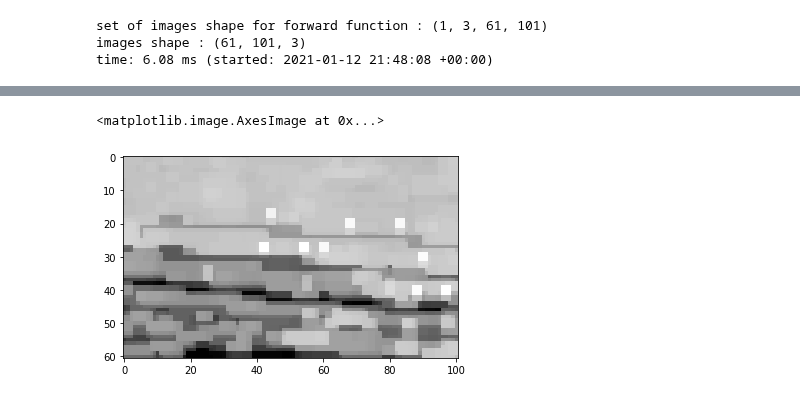
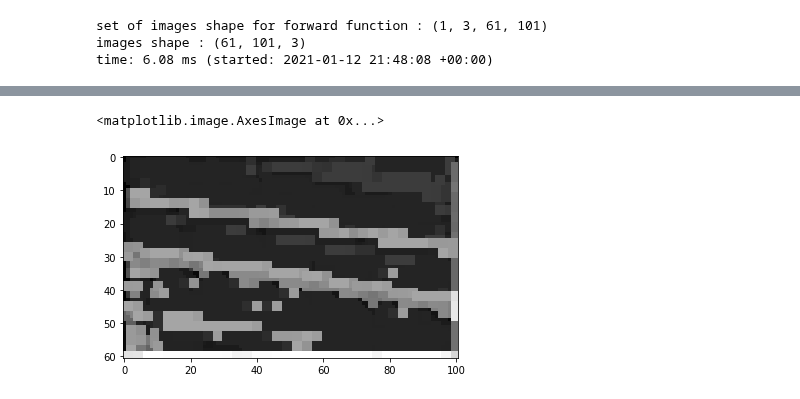
Before and after one commit to aissahm/image_analysis, a Jupyter notebook: task3.ipynb, the cells around one changed output, grey strips where cells are left out. Saved outputs shown, nothing was run; the diff lists cells and outputs as text; code cells hidden in the pictures.

```diff
--- a/task3.ipynb
+++ b/task3.ipynb
@@ -177,7 +196,7 @@ time: 1.48 s (started: 2021-01-12 12:16:28 +00:00)
 # %%
 #creating the folder that will contain the YCbCr images
 os.mkdir("labplates")
-
+directory = '/content/plates/'
 labdirectory = "/content/labplates/"
 
 i = 0
@@ -599,7 +627,7 @@ time: 188 ms (started: 2021-01-09 22:04:57 +00:00)
 # %% [markdown]
 ### **Using LAB patches**
 # %%
-img = cv2.imread("/content/orig_0017_228_145_100_60_1.png")
+img = cv2.imread("/content/imagesformarkers/orig_0007_218_197_100_60_1.png")
 plt.imshow(img)
 plt.show()
 # %% [output]
@@ -755,7 +783,7 @@ lcnarchitecture = {"features": {
                     "stride": 1,
                     "padding": 1,
                     "dilation": 1,
-                    "number_of_kernels_per_marker": 3
+                    "number_of_kernels_per_marker": 6
                 },
                 "activation": {
                     "operation": "relu",
@@ -816,7 +840,7 @@ time: 25.4 ms (started: 2021-01-12 21:48:19 +00:00)
 # %%
 outnumpy = out.detach().numpy()
 
-plt.imshow(outnumpy[0, 1, :, :], cmap='gray')
+plt.imshow(outnumpy[0, 4, :, :], cmap='gray')
 # %% [output]
 <matplotlib.image.AxesImage at 0x...>
-[figure, old version]
+[figure, new version]
```
Also changed, not shown: parts of 24 cells of this notebook.
